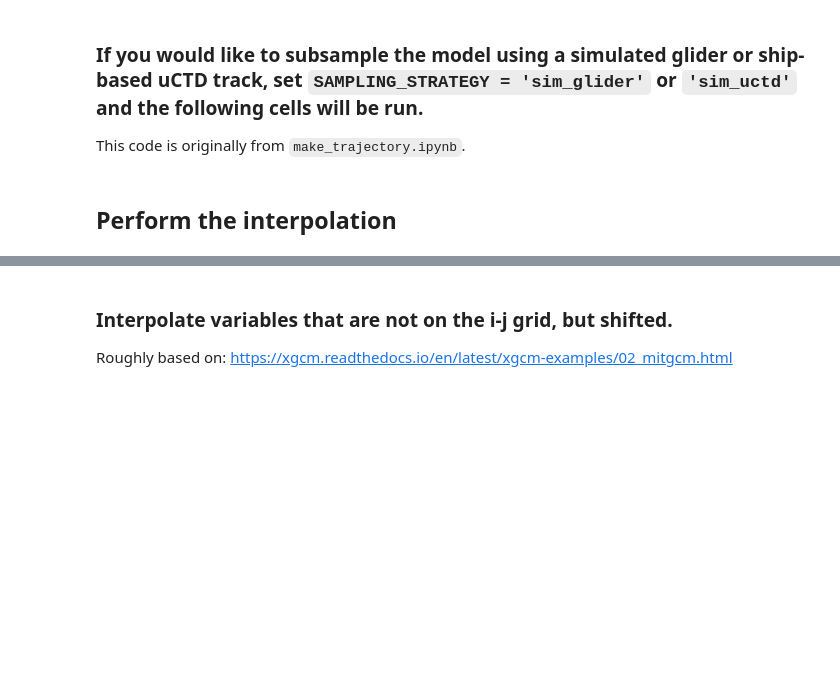
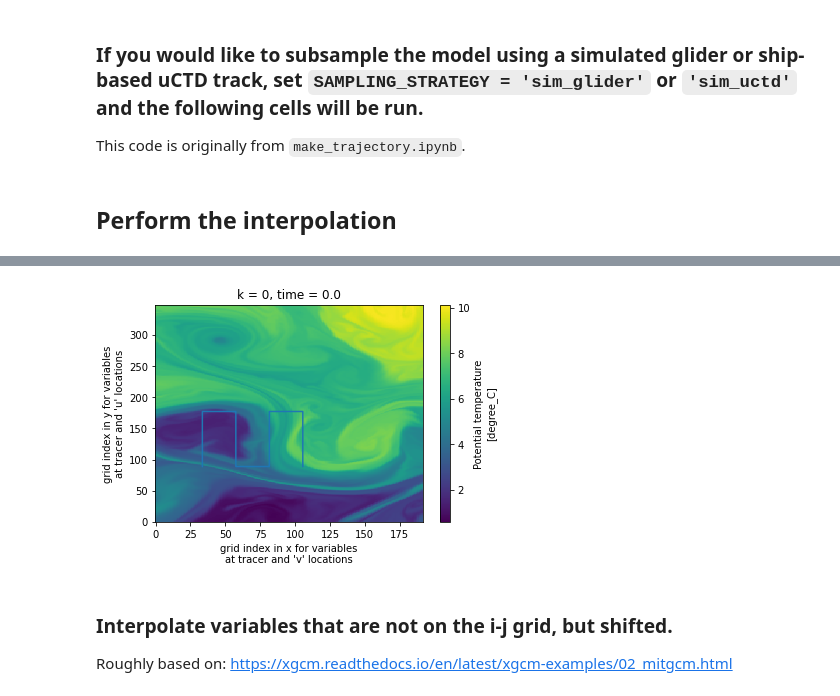
Before and after one commit to oceanhackweek/ohw21-proj-model-subsampling, a Jupyter notebook: FinalProjectSummary.ipynb, the cells around one changed output, grey strips where cells are left out. Saved outputs shown, nothing was run; the diff lists cells and outputs as text; code cells hidden in the pictures; blank space fills up the shorter version.

```diff
--- a/FinalProjectSummary.ipynb
+++ b/FinalProjectSummary.ipynb
@@ -308,0 +320,10 @@ plt.show()
+# %%
+## Visualize over model
+
+%matplotlib inline
+
+ds.Theta.isel(k=0, time=0).plot()
+plt.plot(subsampled_data.i, subsampled_data.j)
+plt.show()
+# %% [output]
+[figure, added]
```
Also changed, not shown: parts of 6 cells of this notebook.
